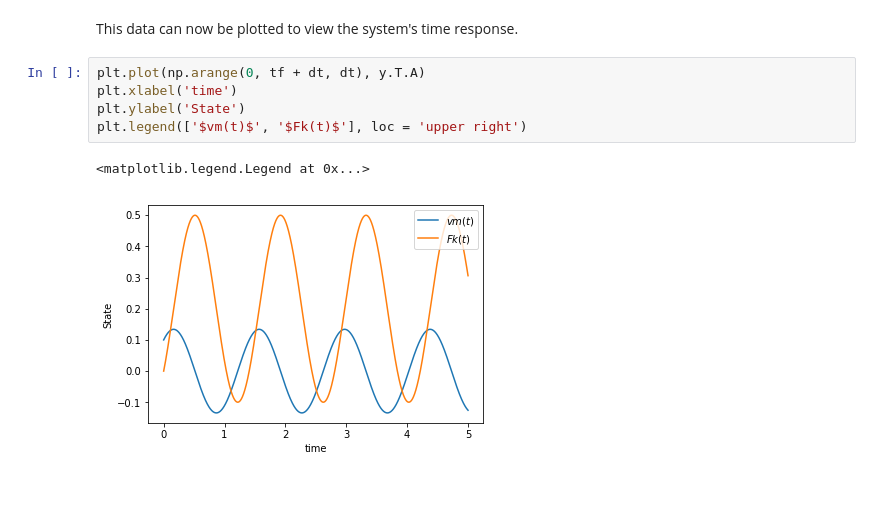
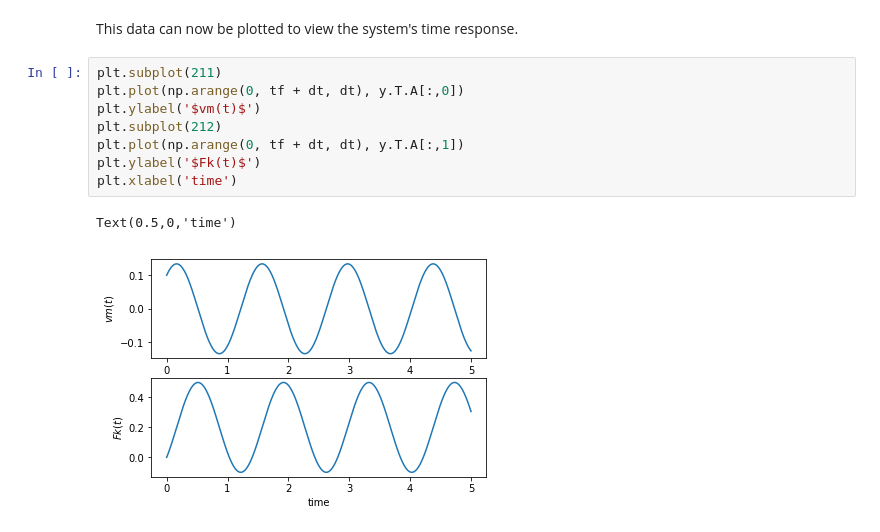
Before and after one commit to CameronDevine/StateMint, a Jupyter notebook: python/Example.ipynb, the cells around one changed output. Cells and saved outputs as stored; diff of their text form; blank space fills up the shorter version.

```diff
--- a/python/Example.ipynb
+++ b/python/Example.ipynb
@@ -104,11 +103,14 @@ for i in range(int(tf/dt)):
     y[:,i+1] = C * x[:,i+1] + D * Fs
 # %% [markdown]
 This data can now be plotted to view the system's time response.
-# %%
-plt.plot(np.arange(0, tf + dt, dt), y.T.A)
-plt.xlabel('time')
-plt.ylabel('State')
-plt.legend(['$vm(t)$', '$Fk(t)$'], loc = 'upper right')
-# %% [output]
-<matplotlib.legend.Legend at 0x...>
-[figure, removed]
+# %%
+plt.subplot(211)
+plt.plot(np.arange(0, tf + dt, dt), y.T.A[:,0])
+plt.ylabel('$vm(t)$')
+plt.subplot(212)
+plt.plot(np.arange(0, tf + dt, dt), y.T.A[:,1])
+plt.ylabel('$Fk(t)$')
+plt.xlabel('time')
+# %% [output]
+Text(0.5,0,'time')
+[figure, added]
```
Also changed, not shown: parts of 5 cells of this notebook.
